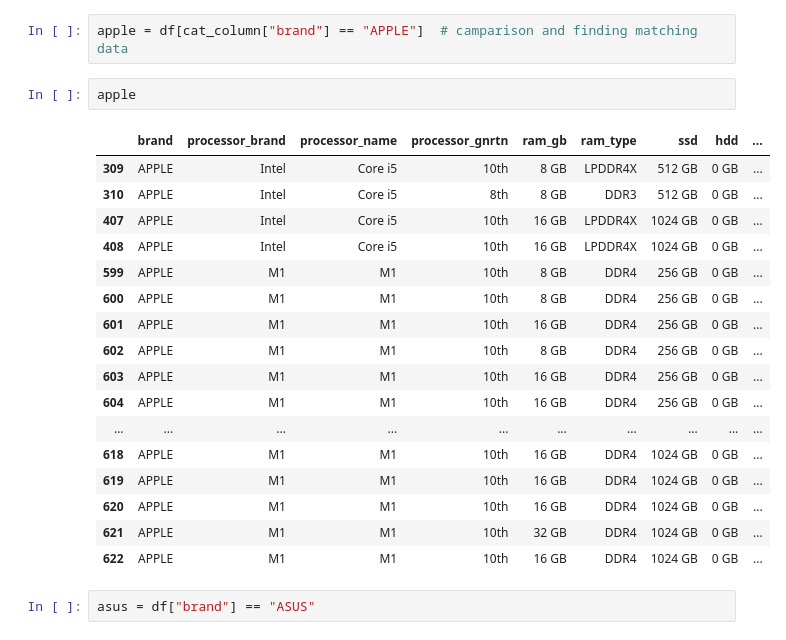
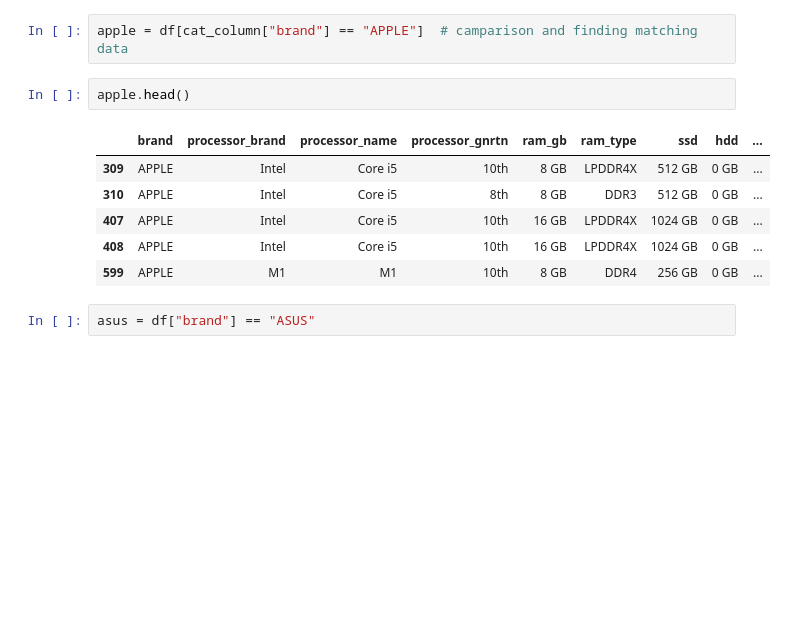
Before and after one commit to gadwal4201/CRT-2025, a Jupyter notebook: Pandas/LaptopPricePrediction.ipynb, the cells around one changed output. Drawn from its saved outputs; the diff is of its cells as text; blank space fills up the shorter version.

```diff
--- a/Pandas/LaptopPricePrediction.ipynb
+++ b/Pandas/LaptopPricePrediction.ipynb
@@ -220,25 +220,14 @@ Name: count, dtype: int64
 # %%
 apple = df[cat_column["brand"] == "APPLE"]  # camparison and finding matching data
 # %%
-apple
+apple.head()
 # %% [output]
 |  | brand | processor_brand | processor_name | processor_gnrtn | ram_gb | ram_type | ssd | hdd | ... |
 | 309 | APPLE | Intel | Core i5 | 10th | 8 GB | LPDDR4X | 512 GB | 0 GB | ... |
 | 310 | APPLE | Intel | Core i5 | 8th | 8 GB | DDR3 | 512 GB | 0 GB | ... |
 | 407 | APPLE | Intel | Core i5 | 10th | 16 GB | LPDDR4X | 1024 GB | 0 GB | ... |
 | 408 | APPLE | Intel | Core i5 | 10th | 16 GB | LPDDR4X | 1024 GB | 0 GB | ... |
 | 599 | APPLE | M1 | M1 | 10th | 8 GB | DDR4 | 256 GB | 0 GB | ... |
-| 600 | APPLE | M1 | M1 | 10th | 8 GB | DDR4 | 256 GB | 0 GB | ... |
-| 601 | APPLE | M1 | M1 | 10th | 16 GB | DDR4 | 256 GB | 0 GB | ... |
-| 602 | APPLE | M1 | M1 | 10th | 8 GB | DDR4 | 256 GB | 0 GB | ... |
-| 603 | APPLE | M1 | M1 | 10th | 16 GB | DDR4 | 256 GB | 0 GB | ... |
-| 604 | APPLE | M1 | M1 | 10th | 16 GB | DDR4 | 256 GB | 0 GB | ... |
-| ... | ... | ... | ... | ... | ... | ... | ... | ... | ... |
-| 618 | APPLE | M1 | M1 | 10th | 16 GB | DDR4 | 1024 GB | 0 GB | ... |
-| 619 | APPLE | M1 | M1 | 10th | 16 GB | DDR4 | 1024 GB | 0 GB | ... |
-| 620 | APPLE | M1 | M1 | 10th | 16 GB | DDR4 | 1024 GB | 0 GB | ... |
-| 621 | APPLE | M1 | M1 | 10th | 32 GB | DDR4 | 1024 GB | 0 GB | ... |
-| 622 | APPLE | M1 | M1 | 10th | 16 GB | DDR4 | 1024 GB | 0 GB | ... |
 # %%
 asus = df["brand"] == "ASUS"
 # %%
```
Also changed, not shown: 1 other file.
